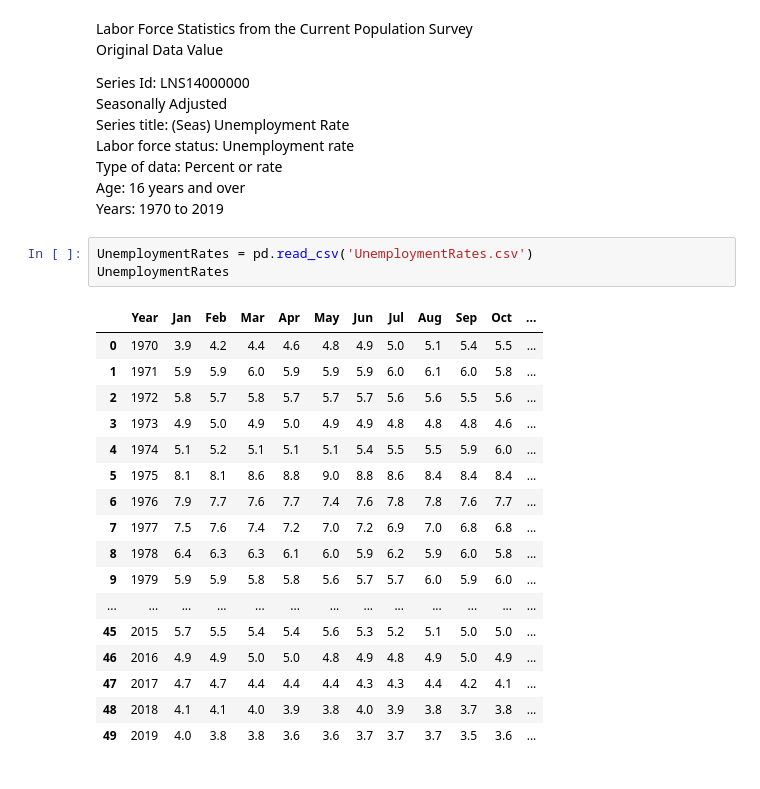
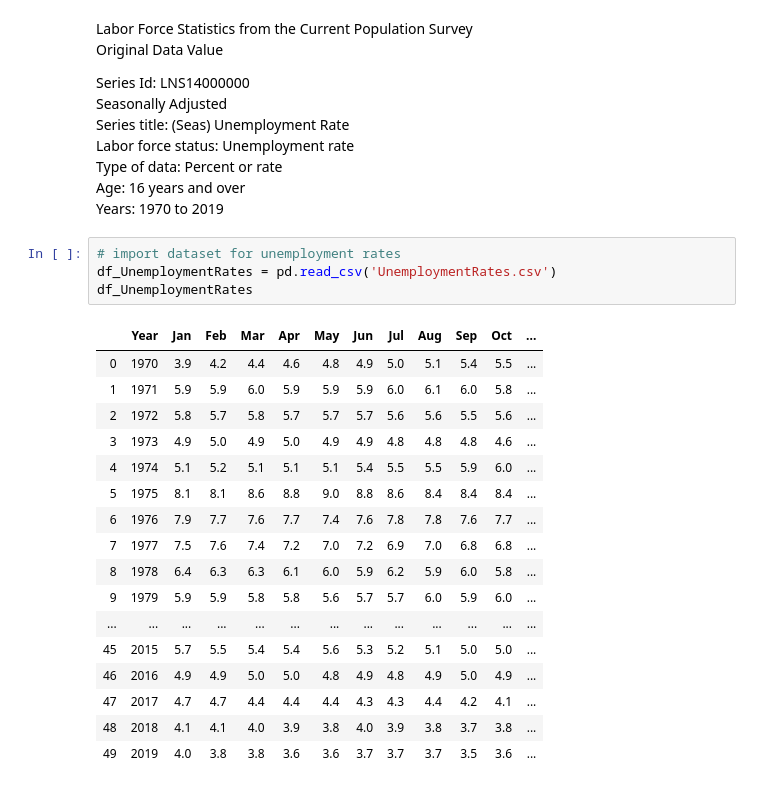
Before and after one commit to COGS108/group027, a Jupyter notebook: FinalProject.ipynb, the cells around one changed output. Saved outputs shown, nothing was run; the diff lists cells and outputs as text.

```diff
--- a/FinalProject.ipynb
+++ b/FinalProject.ipynb
@@ -106,25 +106,26 @@ Labor force status:	Unemployment rate
 Type of data:	Percent or rate
 Age:	16 years and over
 Years:	1970 to 2019
-# %%
-UnemploymentRates = pd.read_csv('UnemploymentRates.csv')
-UnemploymentRates
-# %% [output]
-|  | Year | Jan | Feb | Mar | Apr | May | Jun | Jul | Aug | Sep | Oct | ... |
-| 0 | 1970 | 3.9 | 4.2 | 4.4 | 4.6 | 4.8 | 4.9 | 5.0 | 5.1 | 5.4 | 5.5 | ... |
-| 1 | 1971 | 5.9 | 5.9 | 6.0 | 5.9 | 5.9 | 5.9 | 6.0 | 6.1 | 6.0 | 5.8 | ... |
-| 2 | 1972 | 5.8 | 5.7 | 5.8 | 5.7 | 5.7 | 5.7 | 5.6 | 5.6 | 5.5 | 5.6 | ... |
-| 3 | 1973 | 4.9 | 5.0 | 4.9 | 5.0 | 4.9 | 4.9 | 4.8 | 4.8 | 4.8 | 4.6 | ... |
-| 4 | 1974 | 5.1 | 5.2 | 5.1 | 5.1 | 5.1 | 5.4 | 5.5 | 5.5 | 5.9 | 6.0 | ... |
-| 5 | 1975 | 8.1 | 8.1 | 8.6 | 8.8 | 9.0 | 8.8 | 8.6 | 8.4 | 8.4 | 8.4 | ... |
-| 6 | 1976 | 7.9 | 7.7 | 7.6 | 7.7 | 7.4 | 7.6 | 7.8 | 7.8 | 7.6 | 7.7 | ... |
-| 7 | 1977 | 7.5 | 7.6 | 7.4 | 7.2 | 7.0 | 7.2 | 6.9 | 7.0 | 6.8 | 6.8 | ... |
-| 8 | 1978 | 6.4 | 6.3 | 6.3 | 6.1 | 6.0 | 5.9 | 6.2 | 5.9 | 6.0 | 5.8 | ... |
-| 9 | 1979 | 5.9 | 5.9 | 5.8 | 5.8 | 5.6 | 5.7 | 5.7 | 6.0 | 5.9 | 6.0 | ... |
-| ... | ... | ... | ... | ... | ... | ... | ... | ... | ... | ... | ... | ... |
-| 45 | 2015 | 5.7 | 5.5 | 5.4 | 5.4 | 5.6 | 5.3 | 5.2 | 5.1 | 5.0 | 5.0 | ... |
-| 46 | 2016 | 4.9 | 4.9 | 5.0 | 5.0 | 4.8 | 4.9 | 4.8 | 4.9 | 5.0 | 4.9 | ... |
-| 47 | 2017 | 4.7 | 4.7 | 4.4 | 4.4 | 4.4 | 4.3 | 4.3 | 4.4 | 4.2 | 4.1 | ... |
-| 48 | 2018 | 4.1 | 4.1 | 4.0 | 3.9 | 3.8 | 4.0 | 3.9 | 3.8 | 3.7 | 3.8 | ... |
-| 49 | 2019 | 4.0 | 3.8 | 3.8 | 3.6 | 3.6 | 3.7 | 3.7 | 3.7 | 3.5 | 3.6 | ... |
+# %%
+# import dataset for unemployment rates
+df_UnemploymentRates = pd.read_csv('UnemploymentRates.csv')
+df_UnemploymentRates
+# %% [output]
+|  | Year | Jan | Feb | Mar | Apr | May | Jun | Jul | Aug | Sep | Oct | ... |
+| 0 | 1970 | 3.9 | 4.2 | 4.4 | 4.6 | 4.8 | 4.9 | 5.0 | 5.1 | 5.4 | 5.5 | ... |
+| 1 | 1971 | 5.9 | 5.9 | 6.0 | 5.9 | 5.9 | 5.9 | 6.0 | 6.1 | 6.0 | 5.8 | ... |
+| 2 | 1972 | 5.8 | 5.7 | 5.8 | 5.7 | 5.7 | 5.7 | 5.6 | 5.6 | 5.5 | 5.6 | ... |
+| 3 | 1973 | 4.9 | 5.0 | 4.9 | 5.0 | 4.9 | 4.9 | 4.8 | 4.8 | 4.8 | 4.6 | ... |
+| 4 | 1974 | 5.1 | 5.2 | 5.1 | 5.1 | 5.1 | 5.4 | 5.5 | 5.5 | 5.9 | 6.0 | ... |
+| 5 | 1975 | 8.1 | 8.1 | 8.6 | 8.8 | 9.0 | 8.8 | 8.6 | 8.4 | 8.4 | 8.4 | ... |
+| 6 | 1976 | 7.9 | 7.7 | 7.6 | 7.7 | 7.4 | 7.6 | 7.8 | 7.8 | 7.6 | 7.7 | ... |
+| 7 | 1977 | 7.5 | 7.6 | 7.4 | 7.2 | 7.0 | 7.2 | 6.9 | 7.0 | 6.8 | 6.8 | ... |
+| 8 | 1978 | 6.4 | 6.3 | 6.3 | 6.1 | 6.0 | 5.9 | 6.2 | 5.9 | 6.0 | 5.8 | ... |
+| 9 | 1979 | 5.9 | 5.9 | 5.8 | 5.8 | 5.6 | 5.7 | 5.7 | 6.0 | 5.9 | 6.0 | ... |
+| ... | ... | ... | ... | ... | ... | ... | ... | ... | ... | ... | ... | ... |
+| 45 | 2015 | 5.7 | 5.5 | 5.4 | 5.4 | 5.6 | 5.3 | 5.2 | 5.1 | 5.0 | 5.0 | ... |
+| 46 | 2016 | 4.9 | 4.9 | 5.0 | 5.0 | 4.8 | 4.9 | 4.8 | 4.9 | 5.0 | 4.9 | ... |
+| 47 | 2017 | 4.7 | 4.7 | 4.4 | 4.4 | 4.4 | 4.3 | 4.3 | 4.4 | 4.2 | 4.1 | ... |
+| 48 | 2018 | 4.1 | 4.1 | 4.0 | 3.9 | 3.8 | 4.0 | 3.9 | 3.8 | 3.7 | 3.8 | ... |
+| 49 | 2019 | 4.0 | 3.8 | 3.8 | 3.6 | 3.6 | 3.7 | 3.7 | 3.7 | 3.5 | 3.6 | ... |
 # %%
```
Also changed, not shown: parts of 4 cells of this notebook, 1 other file.
